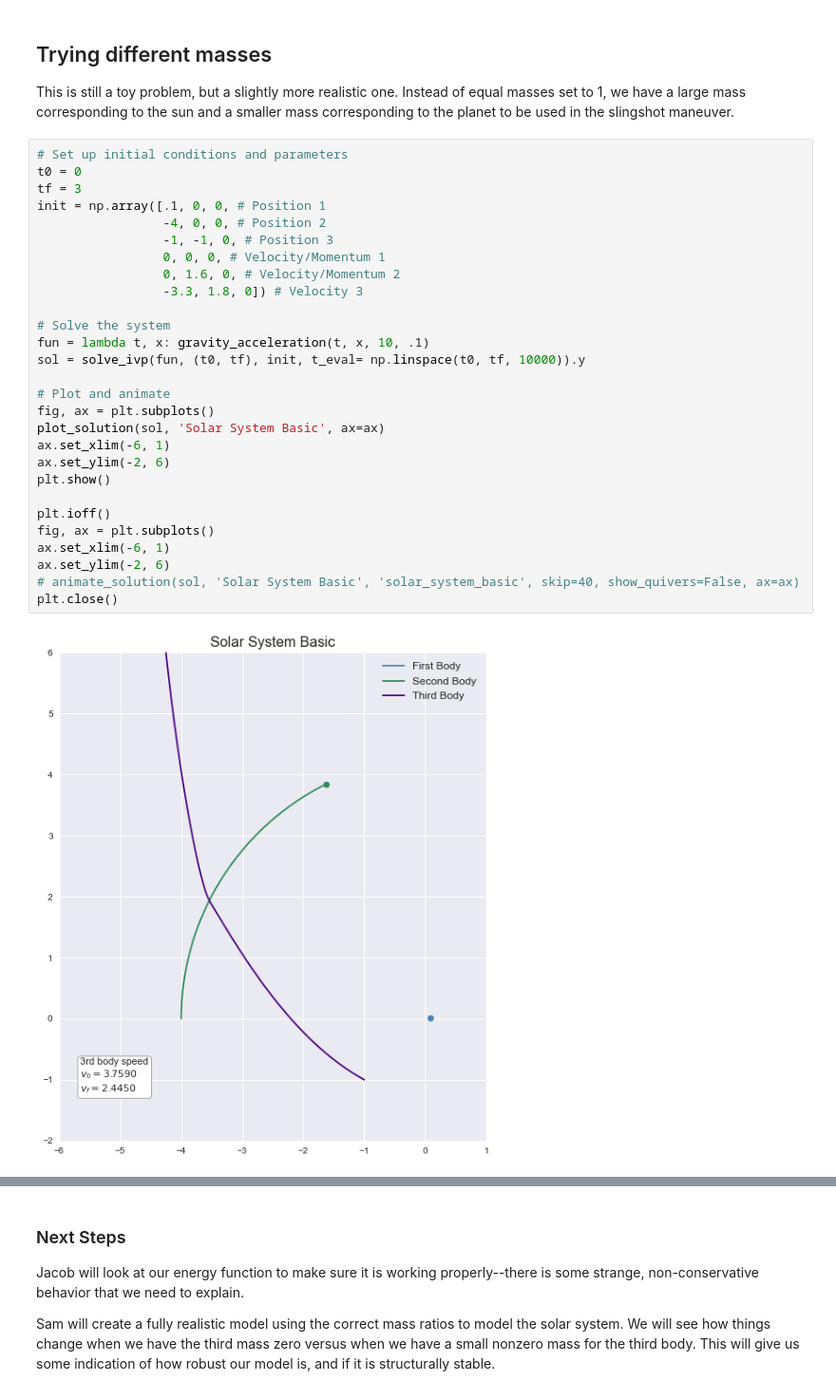
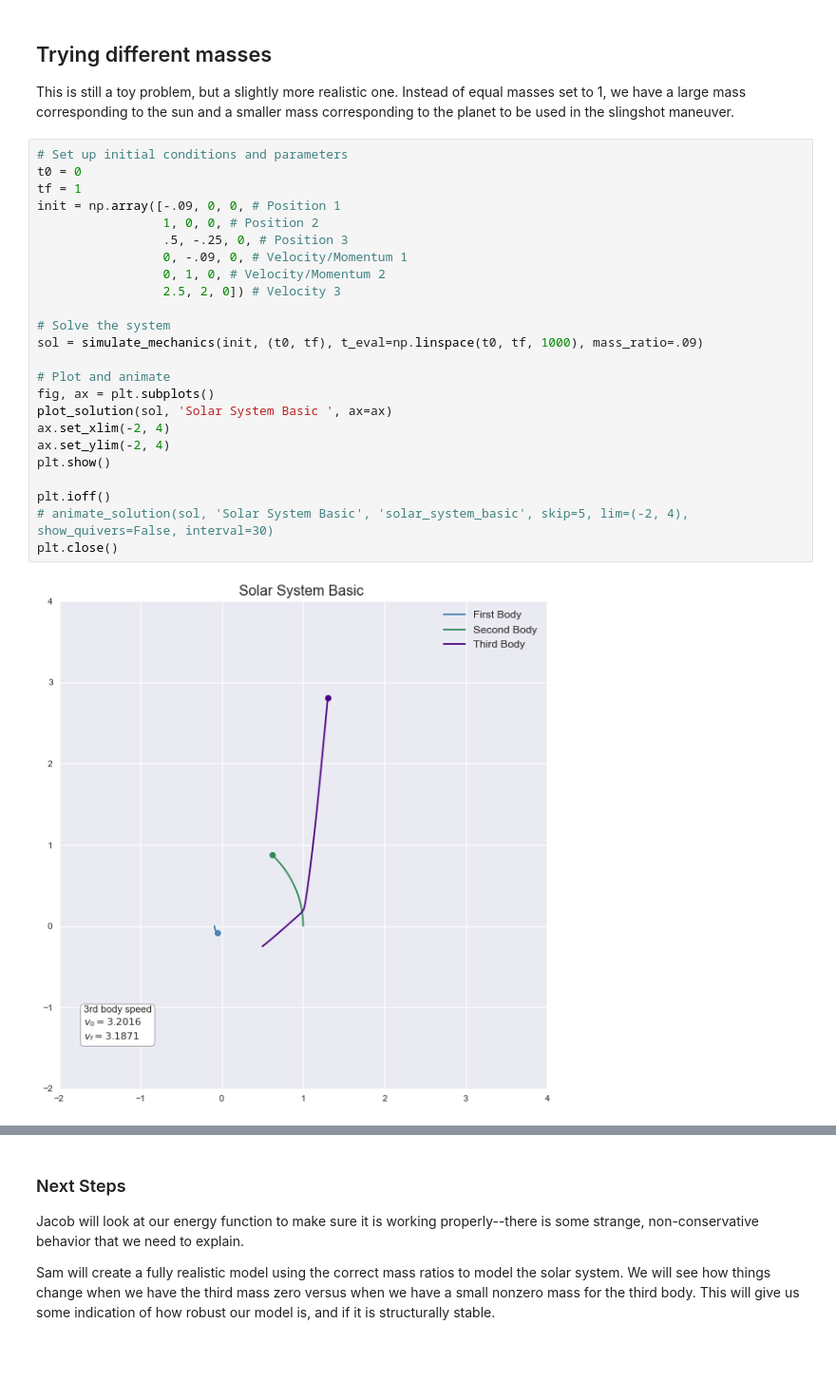
Before and after one commit to samcochran/optimal-spacecraft-control, a Jupyter notebook: Code/Sam.ipynb, the cells around one changed output, grey strips where cells are left out. Shown: that part at 95% size. Drawn from its saved outputs; the diff is of its cells as text; blank space fills up the shorter version.

Commit message:
real mass systems

```diff
--- a/Code/Sam.ipynb
+++ b/Code/Sam.ipynb
@@ -344,30 +344,26 @@ This is still a toy problem, but a slightly more realistic one.  Instead of equa
 # %%
 # Set up initial conditions and parameters
 t0 = 0
-tf = 3
-init = np.array([.1, 0, 0, # Position 1
-                 -4, 0, 0, # Position 2
-                 -1, -1, 0, # Position 3
-                 0, 0, 0, # Velocity/Momentum 1
-                 0, 1.6, 0, # Velocity/Momentum 2
-                 -3.3, 1.8, 0]) # Velocity 3
+tf = 1
+init = np.array([-.09, 0, 0, # Position 1
+                 1, 0, 0, # Position 2
+                 .5, -.25, 0, # Position 3
+                 0, -.09, 0, # Velocity/Momentum 1
+                 0, 1, 0, # Velocity/Momentum 2
+                 2.5, 2, 0]) # Velocity 3
 
 # Solve the system
-fun = lambda t, x: gravity_acceleration(t, x, 10, .1)
-sol = solve_ivp(fun, (t0, tf), init, t_eval= np.linspace(t0, tf, 10000)).y
+sol = simulate_mechanics(init, (t0, tf), t_eval=np.linspace(t0, tf, 1000), mass_ratio=.09)
 
 # Plot and animate
 fig, ax = plt.subplots()
-plot_solution(sol, 'Solar System Basic', ax=ax)
-ax.set_xlim(-6, 1)
-ax.set_ylim(-2, 6)
+plot_solution(sol, 'Solar System Basic ', ax=ax)
+ax.set_xlim(-2, 4)
+ax.set_ylim(-2, 4)
 plt.show()
 
 plt.ioff()
-fig, ax = plt.subplots()
-ax.set_xlim(-6, 1)
-ax.set_ylim(-2, 6)
-# animate_solution(sol, 'Solar System Basic', 'solar_system_basic', skip=40, show_quivers=False, ax=ax)
+# animate_solution(sol, 'Solar System Basic', 'solar_system_basic', skip=5, lim=(-2, 4), show_quivers=False, interval=30)
 plt.close()
 # %% [output]
-[figure, old version]
+[figure, new version]
```
Also changed, not shown: parts of 6 cells of this notebook.
